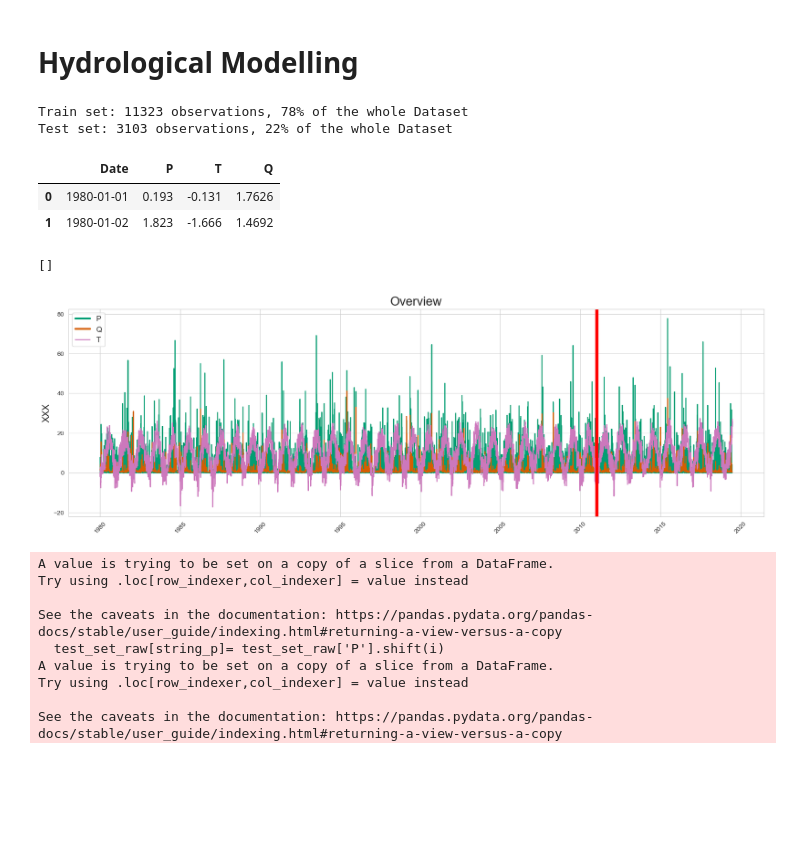
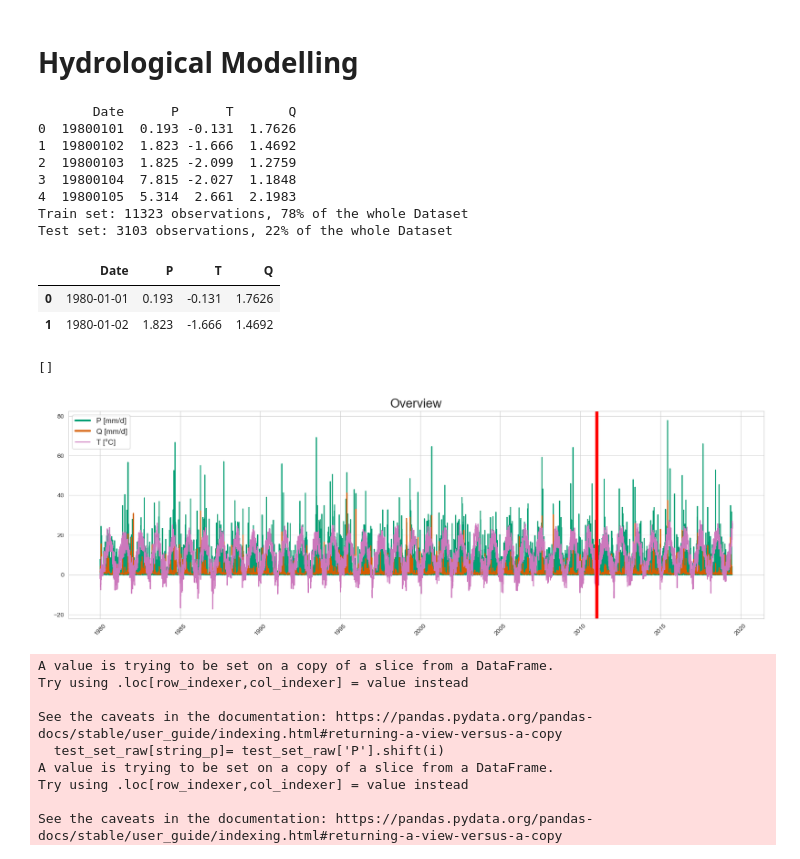
Before and after one commit to widmerc/GEO475, a Jupyter notebook: model_ml.ipynb, the cells around one changed output. Drawn from its saved outputs; the diff is of its cells as text; code cells hidden in the pictures; blank space fills up the shorter version.

```diff
--- a/model_ml.ipynb
+++ b/model_ml.ipynb
@@ -27,7 +27,7 @@ split_date="2011-01-01"
 
 
 
-Data="../AAC2312/01_data/PTQ.txt"
+Data="../AAC2312/Data/PTQ_old.txt"
 
 #Lag settings:
 lag_true = True
@@ -35,6 +35,8 @@ lags = [i for i in range(1, 21)]
 
 #Load Dataset
 data_csv= pd.read_table(Data)
+
+print(data_csv.head())
 data_csv["Date"]=pd.to_datetime(data_csv['Date'], format="%Y%m%d")
 
 #split into test and trainset
@@ -46,6 +48,12 @@ print(f"Train set: {len(train_set_raw)} observations, {round((len(train_set_raw)
 print(f"Test set: {len(test_set_raw)} observations, {round((len(test_set_raw)/len(data_csv))*100)}% of the whole Dataset")
 train_set_raw.head(2)
 # %% [output]
+       Date      P      T       Q
+0  19800101  0.193 -0.131  1.7626
+1  19800102  1.823 -1.666  1.4692
+2  19800103  1.825 -2.099  1.2759
+3  19800104  7.815 -2.027  1.1848
+4  19800105  5.314  2.661  2.1983
 Train set: 11323 observations, 78% of the whole Dataset
 Test set: 3103 observations, 22% of the whole Dataset
 |  | Date | P | T | Q |
@@ -53,31 +61,31 @@ Test set: 3103 observations, 22% of the whole Dataset
 | 1 | 1980-01-02 | 1.823 | -1.666 | 1.4692 |
 # %%
 plt.figure(figsize=(20, 6))
-plt.plot(data_csv["Date"],data_csv["P"],label="P",color=colors[2])
-plt.plot(data_csv["Date"],data_csv["Q"],label="Q",color=colors[3])
-plt.plot(data_csv["Date"],data_csv["T"],label="T",color=colors[4])
+plt.plot(data_csv["Date"],data_csv["P"],label="P [mm/d]",color=colors[2])
+plt.plot(data_csv["Date"],data_csv["Q"],label="Q [mm/d]",color=colors[3])
+plt.plot(data_csv["Date"],data_csv["T"],label="T [°C]",color=colors[4])
 
 #Vertical Line
 plt.axvline(x=pd.Timestamp(split_date)+ pd.DateOffset(2),color="red",linewidth=5)
 #plt.axvline(x=pd.Timestamp(split_date)- pd.DateOffset(2),color="blue",linewidth=5)
 
 #Arrows
 #plt.arrow(pd.Timestamp(split_date)+ pd.DateOffset(4),30,120,0,head_width=2, head_length=15, fc='red', ec='red',linewidth=5)
 #plt.text(pd.Timestamp(split_date)+ pd.DateOffset(15), 27.5, "Test data", fontsize=25,color="red")
 #plt.arrow(pd.Timestamp(split_date)- pd.DateOffset(4),30,-150,0,head_width=2, head_length=15, fc='blue', ec='blue',linewidth=5)
 #plt.text(pd.Timestamp(split_date)- pd.DateOffset(100), 27.5, "Train data", fontsize=25,color="blue")
 plt.xticks(rotation=45)
 
 #Other things
 plt.title("Overview", fontdict={'fontsize': 20})
-plt.ylabel("XXX", fontdict={'fontsize': 15})
+plt.ylabel(" ", fontdict={'fontsize': 15})
 legend=plt.legend(loc="upper left",fontsize="12")
 legend.get_lines()[0].set_linewidth(3) # Set linewidth to 3
 legend.get_lines()[1].set_linewidth(3) # Set linewidth to 3
 plt.plot()
 # %% [output]
 []
-[figure, old version]
+[figure, new version]
 # %%
 #create time - lag <- TRUE equals it will create time-lag
 if True:
```
Also changed, not shown: parts of 2 cells of this notebook.
